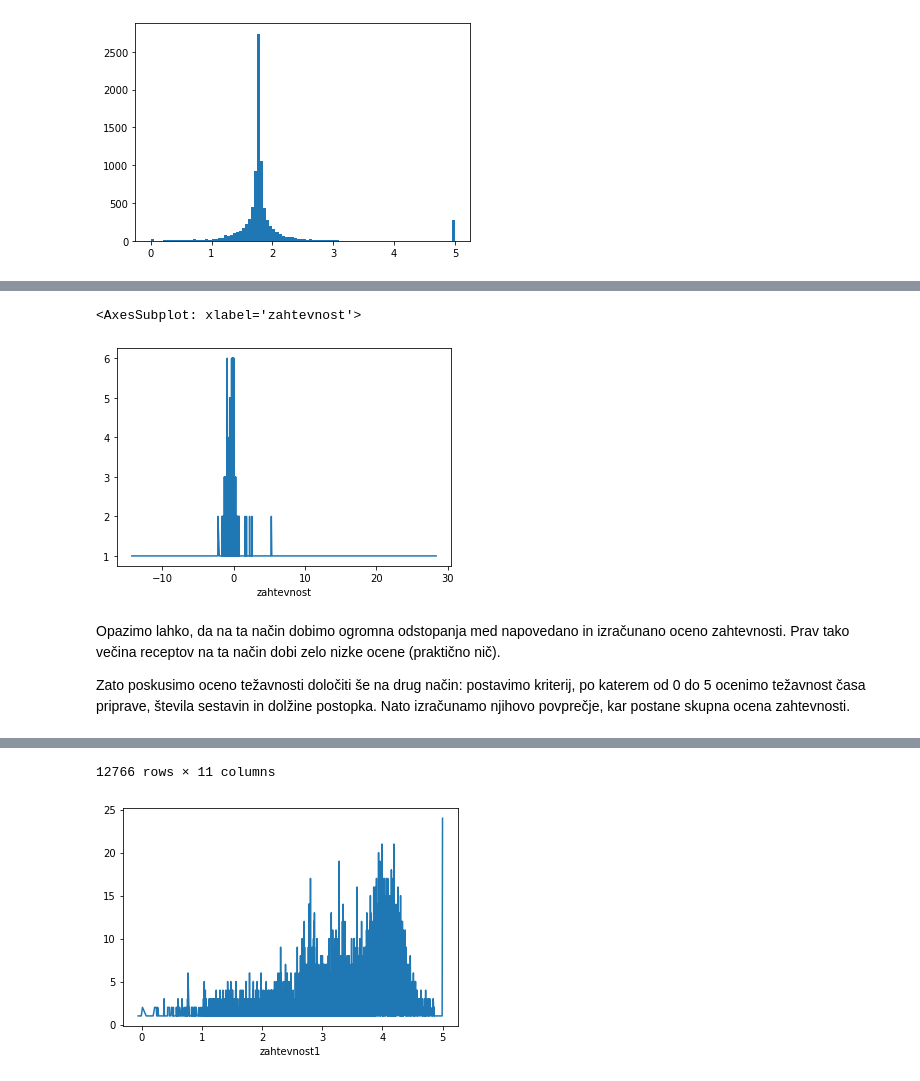
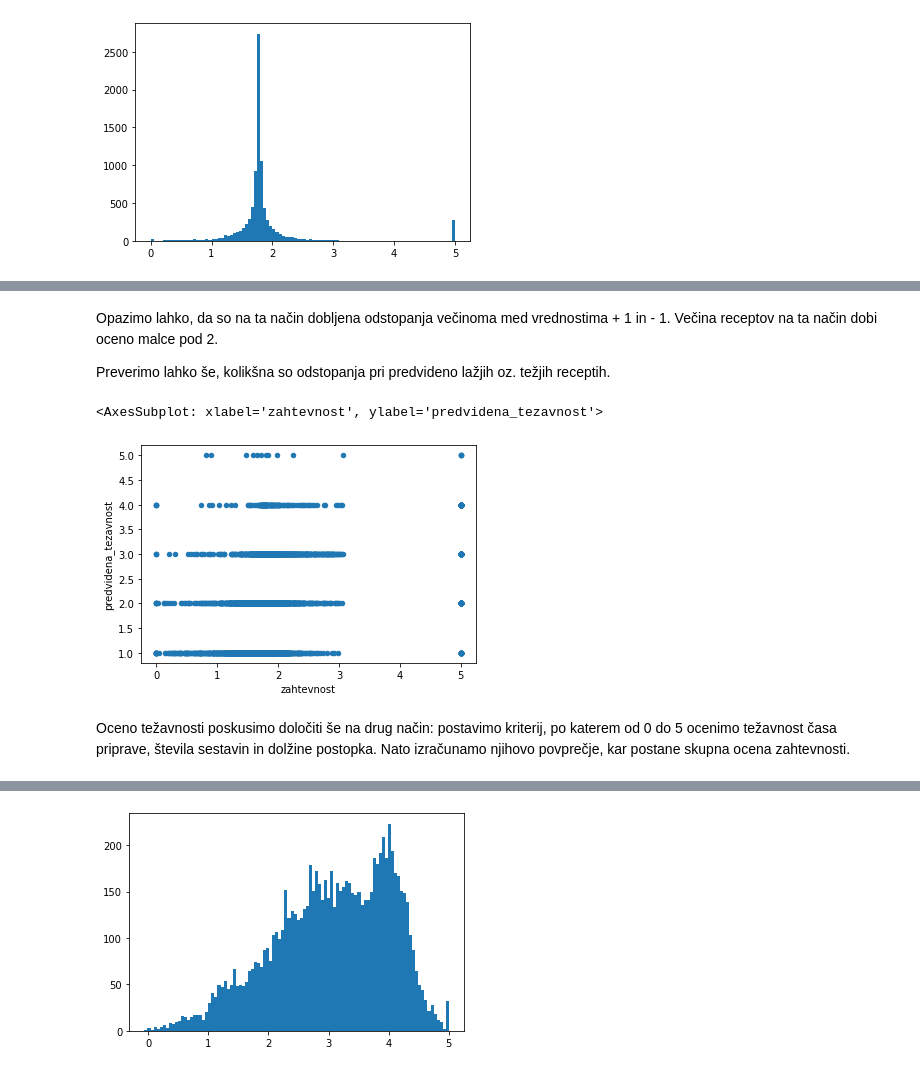
Before and after one commit to MarijaJez/Projekt, a Jupyter notebook: analiza.ipynb, the cells around one changed output, grey strips where cells are left out. Drawn from its saved outputs; the diff is of its cells as text; code cells hidden in the pictures.

```diff
--- a/analiza.ipynb
+++ b/analiza.ipynb
@@ -183,13 +154,14 @@ a.plot()
-# %%
-recepti_po_zahtevnosti = recepti.groupby("zahtevnost").size()
-recepti_po_zahtevnosti.plot()
-# %% [output]
-<AxesSubplot: xlabel='zahtevnost'>
-[figure, removed]
+# %% [markdown]
+Opazimo lahko, da so na ta način dobljena odstopanja večinoma med vrednostima + 1 in - 1. Večina receptov na ta način dobi oceno malce pod 2.
+
+Preverimo lahko še, kolikšna so odstopanja pri predvideno lažjih oz. težjih receptih.
+# %%
+recepti.sort_values('zahtevnost').plot.scatter(x='zahtevnost', y='predvidena_tezavnost')
+# %% [output]
+<AxesSubplot: xlabel='zahtevnost', ylabel='predvidena_tezavnost'>
+[figure, added]
 # %% [markdown]
-Opazimo lahko, da na ta način dobimo ogromna odstopanja med napovedano in izračunano oceno zahtevnosti. Prav tako večina receptov na ta način dobi zelo nizke ocene (praktično nič).
-
-Zato poskusimo oceno težavnosti določiti še na drug način: postavimo kriterij, po katerem od 0 do 5 ocenimo težavnost časa priprave, števila sestavin in dolžine postopka. Nato izračunamo njihovo povprečje, kar postane skupna ocena zahtevnosti.
+Oceno težavnosti poskusimo določiti še na drug način: postavimo kriterij, po katerem od 0 do 5 ocenimo težavnost časa priprave, števila sestavin in dolžine postopka. Nato izračunamo njihovo povprečje, kar postane skupna ocena zahtevnosti.
 # %%
 def casovni_kriterij(cas_v_minutah):
     cas_v_minutah = int(cas_v_minutah)
@@ -234,6 +206,5 @@ zahtevnost = recepti['čas_priprave_min'].copy()
 zahtevnost[maska] =  (t + l + n) / 3
 recepti["zahtevnost1"] = zahtevnost
 
-a = recepti.groupby("zahtevnost1").size()
-a.plot()
+_ = plt.hist(pd.to_numeric(recepti["zahtevnost1"]), bins=100)
 # %% [output]
@@ -252,4 +211,3 @@ a.plot()
-12766 rows × 11 columns
-[figure, old version]
+[figure, new version]
 # %%
 recepti["odstopanje_zahtevnosti1"] = 1 - recepti["zahtevnost1"] / recepti["predvidena_tezavnost"]
```
Also changed, not shown: parts of 41 cells of this notebook.
